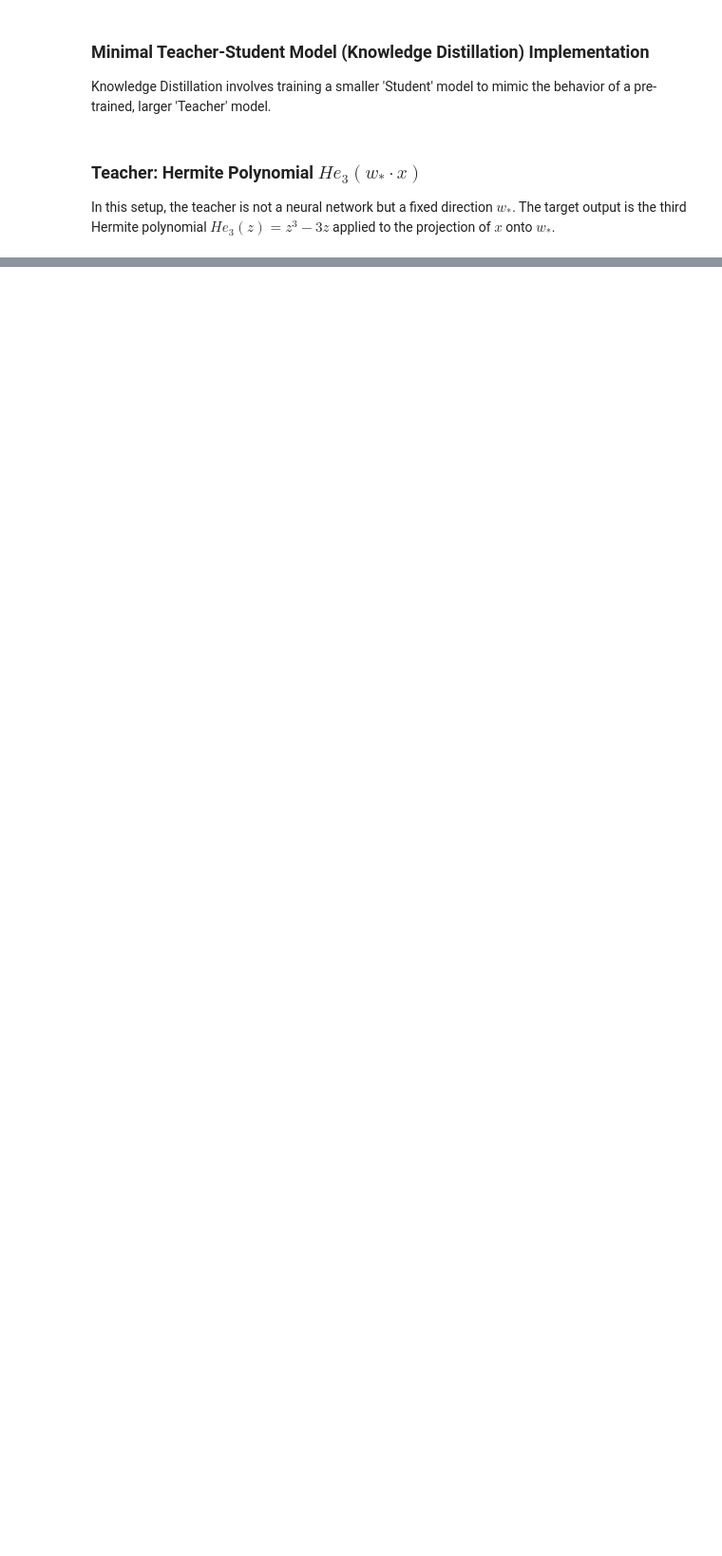
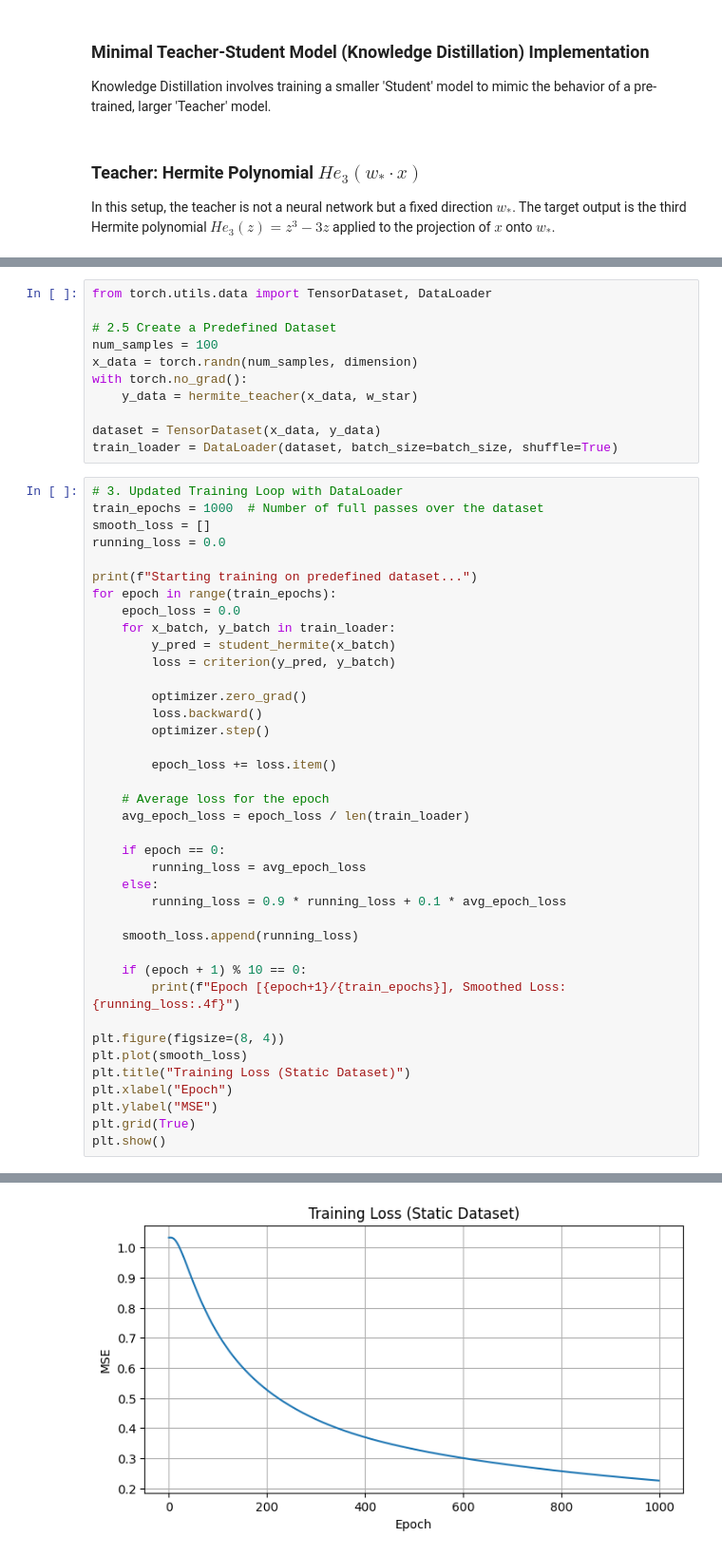
Before and after one commit to nilnil47/simple-committee-machine, a Jupyter notebook: simple_commette_machine.ipynb, the cells around one changed output, grey strips where cells are left out. Shown at 95% size. Drawn from its saved outputs; the diff is of its cells as text; blank space fills up the shorter version.

Commit message:
have a stalbe training process with regular GD

```diff
--- a/simple_commette_machine.ipynb
+++ b/simple_commette_machine.ipynb
@@ -46 +47,52 @@ optimizer = optim.Adam(student_hermite.parameters(), lr=0.0001)
 criterion = nn.MSELoss()
+# %%
+from torch.utils.data import TensorDataset, DataLoader
+
+# 2.5 Create a Predefined Dataset
+num_samples = 100
+x_data = torch.randn(num_samples, dimension)
+with torch.no_grad():
+    y_data = hermite_teacher(x_data, w_star)
+
+dataset = TensorDataset(x_data, y_data)
+train_loader = DataLoader(dataset, batch_size=batch_size, shuffle=True)
+# %%
+# 3. Updated Training Loop with DataLoader
+train_epochs = 1000  # Number of full passes over the dataset
+smooth_loss = []
+running_loss = 0.0
+
+print(f"Starting training on predefined dataset...")
+for epoch in range(train_epochs):
+    epoch_loss = 0.0
+    for x_batch, y_batch in train_loader:
+        y_pred = student_hermite(x_batch)
+        loss = criterion(y_pred, y_batch)
+
+        optimizer.zero_grad()
+        loss.backward()
+        optimizer.step()
+
+        epoch_loss += loss.item()
+
+    # Average loss for the epoch
+    avg_epoch_loss = epoch_loss / len(train_loader)
+
+    if epoch == 0:
+        running_loss = avg_epoch_loss
+    else:
+        running_loss = 0.9 * running_loss + 0.1 * avg_epoch_loss
+
+    smooth_loss.append(running_loss)
+
+    if (epoch + 1) % 10 == 0:
+        print(f"Epoch [{epoch+1}/{train_epochs}], Smoothed Loss: {running_loss:.4f}")
+
+plt.figure(figsize=(8, 4))
+plt.plot(smooth_loss)
+plt.title("Training Loss (Static Dataset)")
+plt.xlabel("Epoch")
+plt.ylabel("MSE")
+plt.grid(True)
+plt.show()
+# %% [output]
@@ -47 +116,2 @@ criterion = nn.MSELoss()
+[figure, added]
 # %%
```
Also changed, not shown: parts of 10 cells of this notebook.
